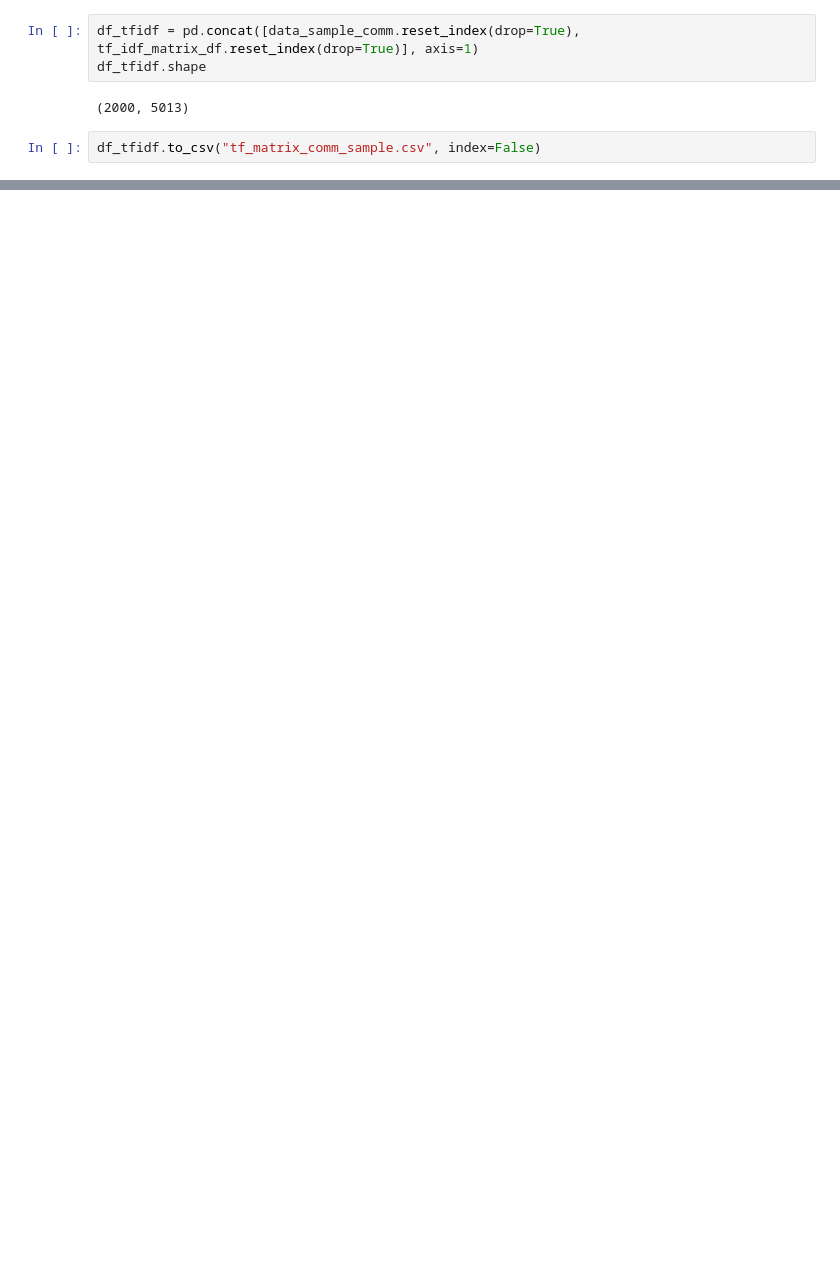
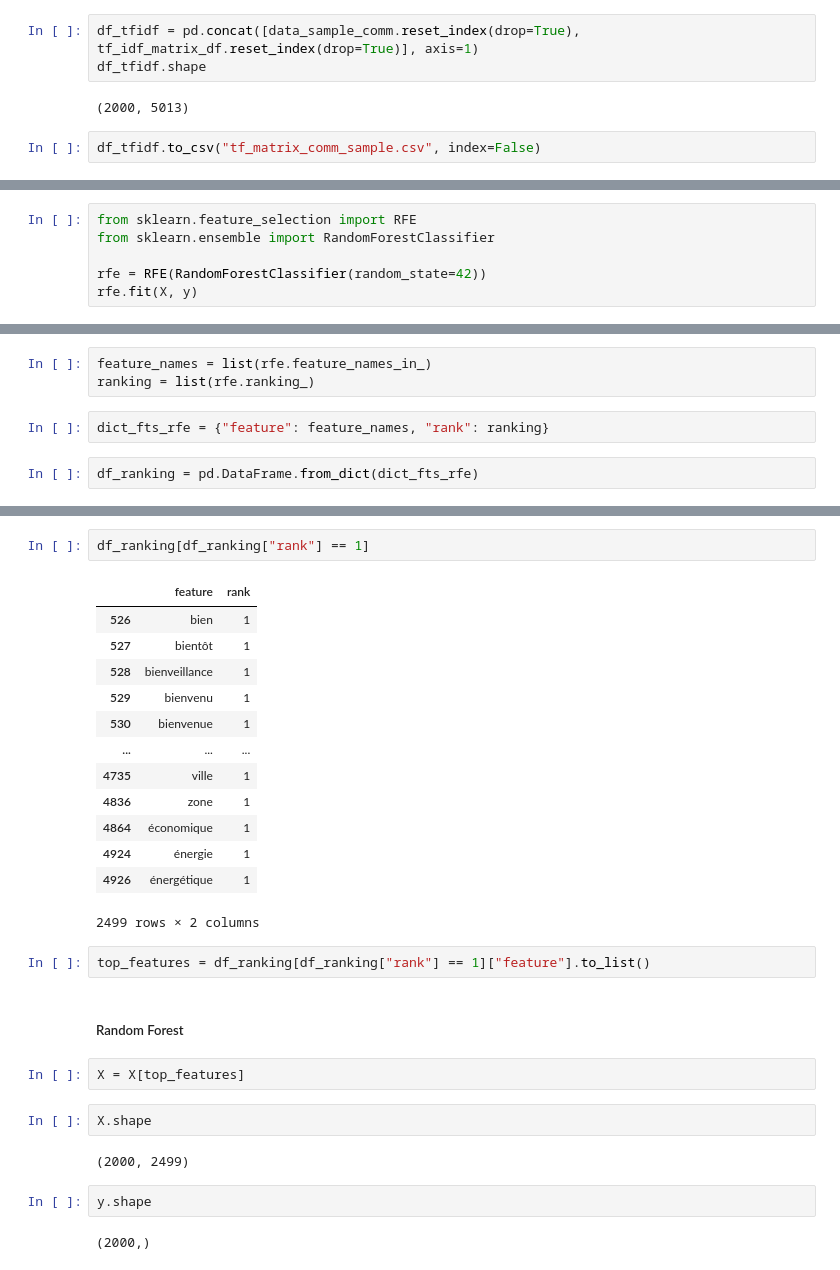
Before and after one commit to alberto-lorente/Council-Minutes, a Jupyter notebook: Alberto Research/1. LLM Embedding Clustering.ipynb, the cells around one changed output, grey strips where cells are left out. Drawn from its saved outputs; the diff is of its cells as text; blank space fills up the shorter version.

```diff
--- a/Alberto Research/1. LLM Embedding Clustering.ipynb
+++ b/Alberto Research/1. LLM Embedding Clustering.ipynb
@@ -216,0 +248,6 @@ df_tfidf.to_csv("tf_matrix_comm_sample.csv", index=False)
+# %%
+from sklearn.feature_selection import RFE
+from sklearn.ensemble import RandomForestClassifier
+
+rfe = RFE(RandomForestClassifier(random_state=42))
+rfe.fit(X, y)
@@ -216,0 +256,7 @@ df_tfidf.to_csv("tf_matrix_comm_sample.csv", index=False)
+# %%
+feature_names = list(rfe.feature_names_in_)
+ranking = list(rfe.ranking_)
+# %%
+dict_fts_rfe = {"feature": feature_names, "rank": ranking}
+# %%
+df_ranking = pd.DataFrame.from_dict(dict_fts_rfe)
@@ -216,0 +281,30 @@ df_tfidf.to_csv("tf_matrix_comm_sample.csv", index=False)
+# %%
+df_ranking[df_ranking["rank"] == 1]
+# %% [output]
+|  | feature | rank |
+| 526 | bien | 1 |
+| 527 | bientôt | 1 |
+| 528 | bienveillance | 1 |
+| 529 | bienvenu | 1 |
+| 530 | bienvenue | 1 |
+| ... | ... | ... |
+| 4735 | ville | 1 |
+| 4836 | zone | 1 |
+| 4864 | économique | 1 |
+| 4924 | énergie | 1 |
+| 4926 | énergétique | 1 |
+2499 rows × 2 columns
+# %%
+top_features = df_ranking[df_ranking["rank"] == 1]["feature"].to_list()
+# %% [markdown]
+##### Random Forest
+# %%
+X = X[top_features]
+# %%
+X.shape
+# %% [output]
+(2000, 2499)
+# %%
+y.shape
+# %% [output]
+(2000,)
```
Also changed, not shown: parts of 27 cells of this notebook, 1 other file.
